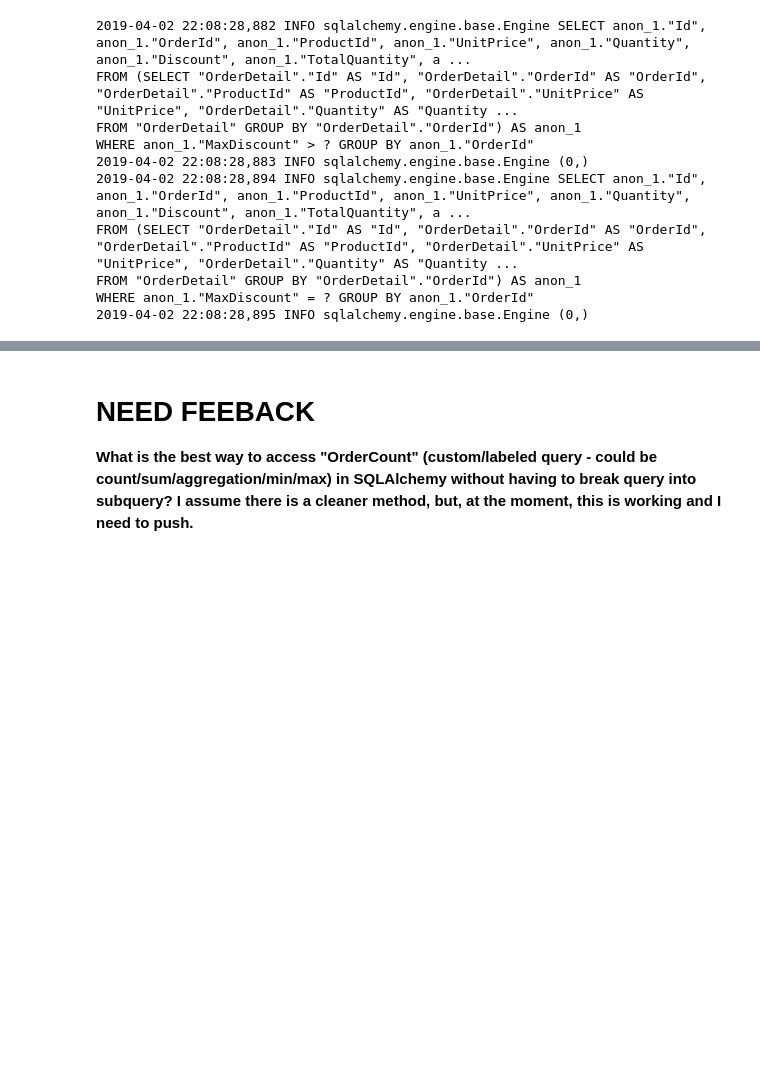
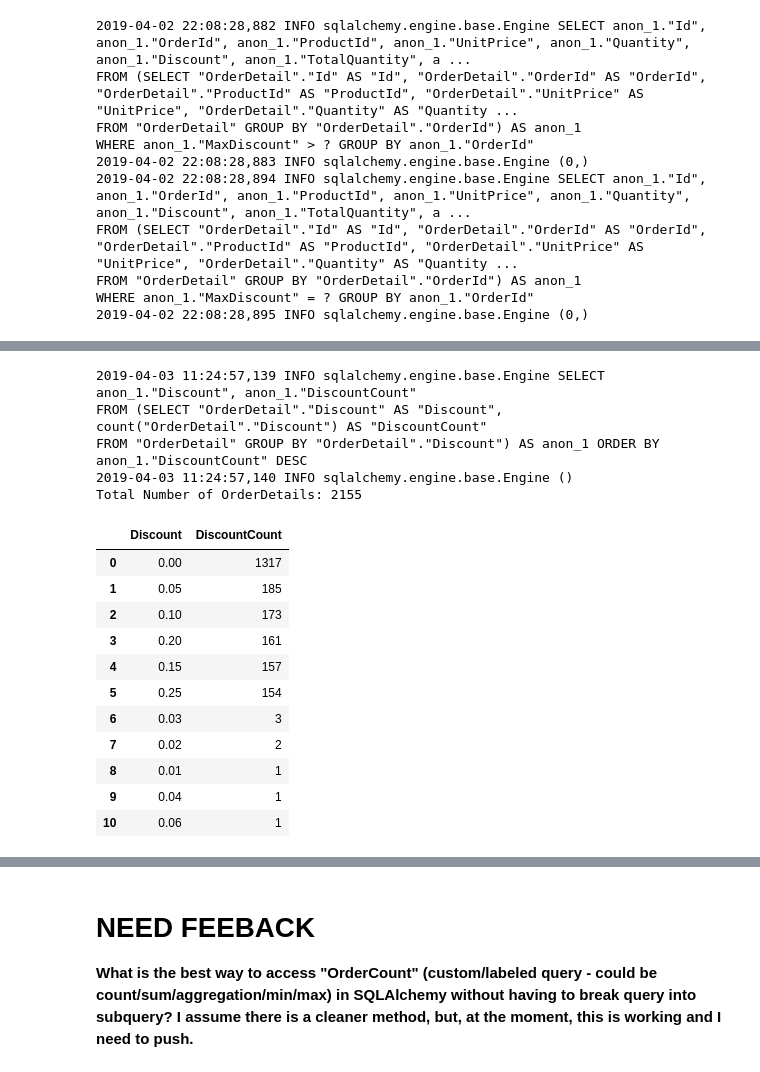
Before and after one commit to whitcrrd/dsc-2-final-project-online-ds-ft-021119, a Jupyter notebook: project-outline.ipynb, the cells around one changed output, grey strips where cells are left out. Cells and saved outputs as stored; diff of their text form; code cells hidden in the pictures; blank space fills up the shorter version.

```diff
--- a/project-outline.ipynb
+++ b/project-outline.ipynb
@@ -295,0 +319,30 @@ WHERE anon_1."MaxDiscount" = ? GROUP BY anon_1."OrderId"
+# %%
+# query OrderDetail table for Discount & count the appearances of Discount
+subquery = session.query(OrderDetail.Discount,
+                      func.count(OrderDetail.Discount).label("DiscountCount")
+                     ).group_by(OrderDetail.Discount).subquery()
+
+query = session.query(subquery
+                     ).order_by(subquery.c.DiscountCount.desc())
+
+discount_counts = pd.read_sql(query.statement, engine)
+print("Total Number of OrderDetails:", discount_counts.DiscountCount.sum())
+discount_counts.head(11)
+# %% [output]
+2019-04-03 11:24:57,139 INFO sqlalchemy.engine.base.Engine SELECT anon_1."Discount", anon_1."DiscountCount"
+FROM (SELECT "OrderDetail"."Discount" AS "Discount", count("OrderDetail"."Discount") AS "DiscountCount"
+FROM "OrderDetail" GROUP BY "OrderDetail"."Discount") AS anon_1 ORDER BY anon_1."DiscountCount" DESC
+2019-04-03 11:24:57,140 INFO sqlalchemy.engine.base.Engine ()
+Total Number of OrderDetails: 2155
+|  | Discount | DiscountCount |
+| 0 | 0.00 | 1317 |
+| 1 | 0.05 | 185 |
+| 2 | 0.10 | 173 |
+| 3 | 0.20 | 161 |
+| 4 | 0.15 | 157 |
+| 5 | 0.25 | 154 |
+| 6 | 0.03 | 3 |
+| 7 | 0.02 | 2 |
+| 8 | 0.01 | 1 |
+| 9 | 0.04 | 1 |
+| 10 | 0.06 | 1 |
```
Also changed, not shown: parts of 21 cells of this notebook.
